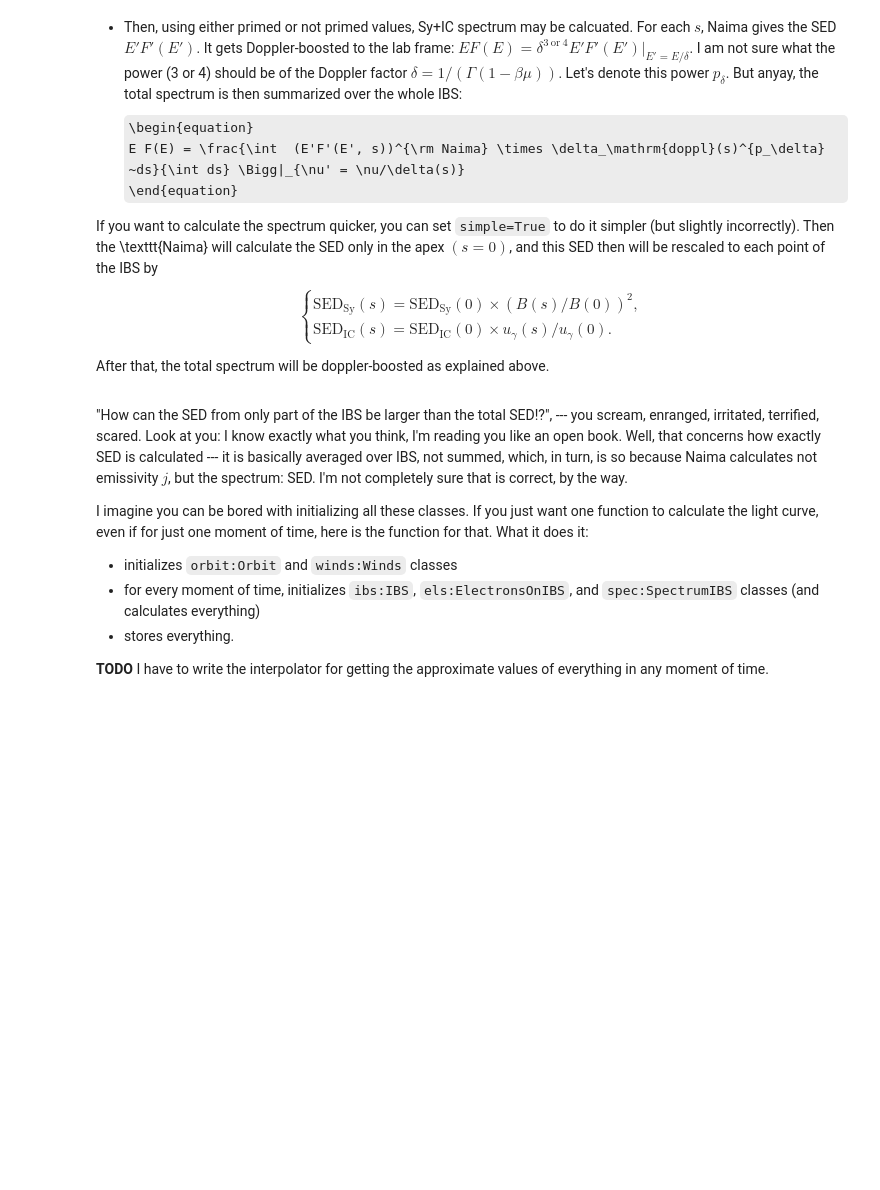
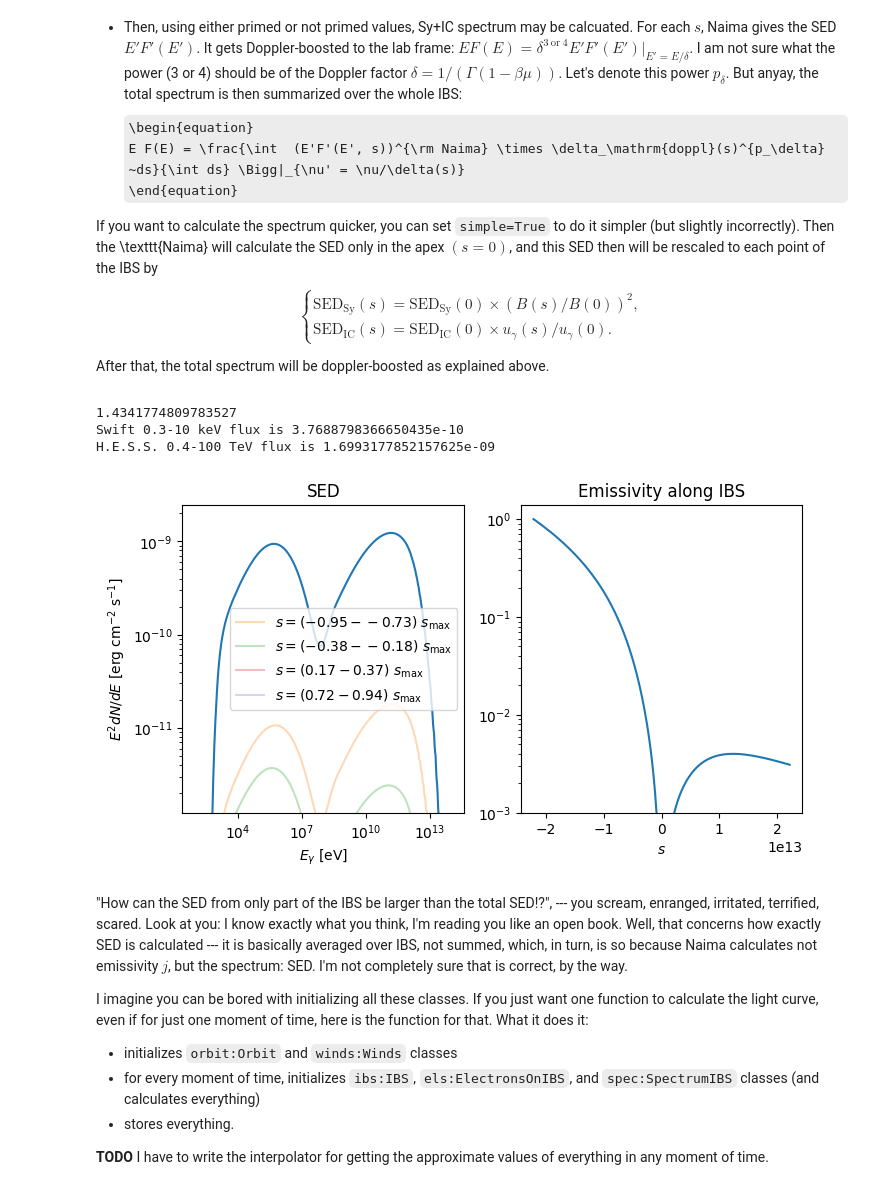
Before and after one commit to Alvkuzin/IBSEn, a Jupyter notebook: tutorials/Full_tutorial.ipynb, the cells around one changed output. Saved outputs shown, nothing was run; the diff lists cells and outputs as text; code cells hidden in the pictures; some formulas as TeX source; blank space fills up the shorter version.

```diff
--- a/tutorials/Full_tutorial.ipynb
+++ b/tutorials/Full_tutorial.ipynb
@@ -359,7 +372,8 @@ def powerlaw(E, g, norm):
 
 spec = SpectrumIBS(els=els, # els:ElectronsOnIBS class. Mandatory
                    simple=True, # Whether to calculate the spectrum in a simple fashion (see above). Default is False.
-                   syn_only=False, # Whether to calculate only Sy emission. Default it False.
+                   mechanisms=['syn', 'ic'],
+                   apex_only=False,
                    delta_power=3, # The power p_delta (see above). Default is 4.
                    lorentz_boost=True, # Whether to perform Lorentz boost B, u_g, and n(s, E). Default is True.
                                        # If simple=True was set, the e-spectrum
@@ -376,33 +390,38 @@ spec = SpectrumIBS(els=els, # els:ElectronsOnIBS class. Mandatory
 
 
 E_ = np.logspace(2, 14, 500)
 (e_ph_here, # the grid of photon energies. It should be = E_, but I'm not sure hahhaaaa
  sed_here, # the total SED from IBS: 1-d array of length len(e_ph_here)
  sed_s_here # the SED from each point on IBS. 2-d array of shape (len(ibs.s), len(e_ph_here))
 ) = spec.calculate_sed_on_ibs(to_return=True, # If to return SED. Default is False
                                      to_set_onto_ibs=True, # If to remember the calculated spec, so you can access it as
                                                              # the class attributes later. Default is True.
 
                                      E = E_ # On which energies to calculate the spectrum. Default is np.logspace(2, 14, 1000).
                                      )
 spec.peek()
 
 
 #### Calculate the index of the spectrum in Swift energy range.
 #### To avoid effects of absorbtion, perform fitting over (3, 10) keV.
 G_ind_swift = spec.index(e1 = 3e3, e2 = 1e4)
 print(G_ind_swift)
 ###########################################################
 emissiv_s = trapezoid(spec.sed_s/e_ph_here, e_ph_here, axis=1) # The total flux from the point on IBS
 
 ########### Calculate fluxes in keV and TeV ranges.
 fl_swift, fl_hess = spec.fluxes( bands = (
                                           [3e2, 1e4],
                                           [4e11, 1e14]
                                          )
                                )
 print('Swift 0.3-10 keV flux is', fl_swift)
 print('H.E.S.S. 0.4-100 TeV flux is', fl_hess)
+# %% [output]
+1.4341774809783527
+Swift 0.3-10 keV flux is 3.7688798366650435e-10
+H.E.S.S. 0.4-100 TeV flux is 1.6993177852157625e-09
+[figure, added]
 # %% [markdown]
 "How can the SED from only part of the IBS be larger than the total SED!?", --- you scream, enranged, irritated, terrified, scared. Look at you: I know exactly what you think, I'm reading you like an open book. Well, that concerns how exactly SED is calculated --- it is basically averaged over IBS, not summed, which, in turn, is so because Naima calculates not emissivity $j$, but the spectrum: SED. I'm not completely sure that is correct, by the way.
 
```
Also changed, not shown: parts of 7 cells of this notebook, 8 other files.
